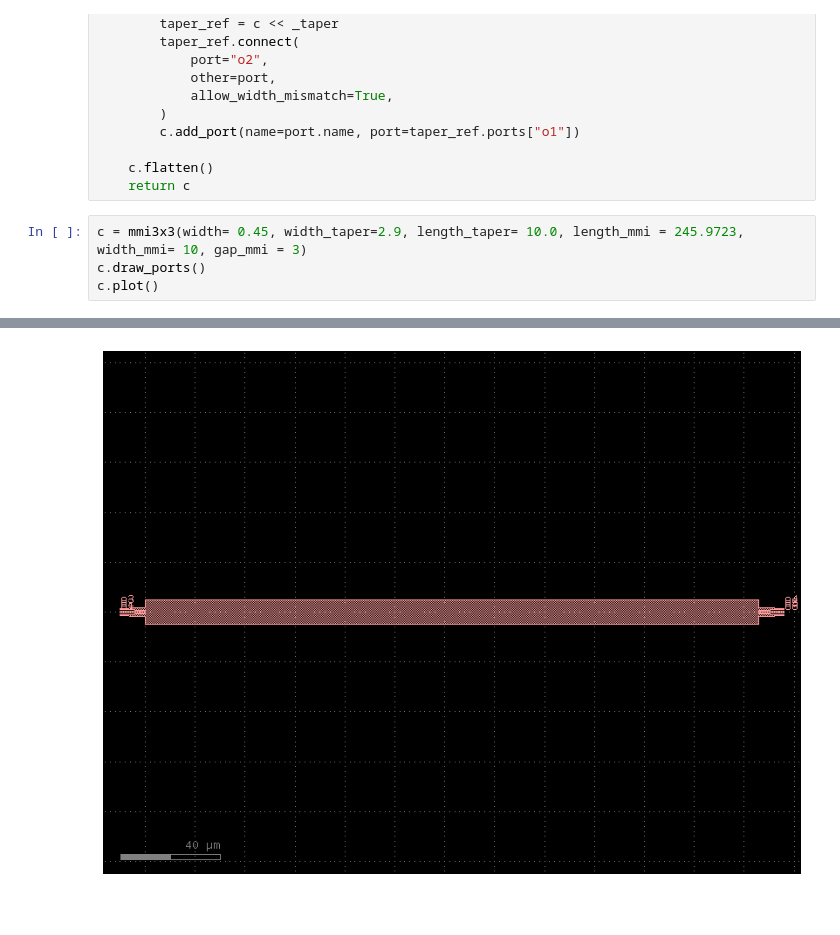
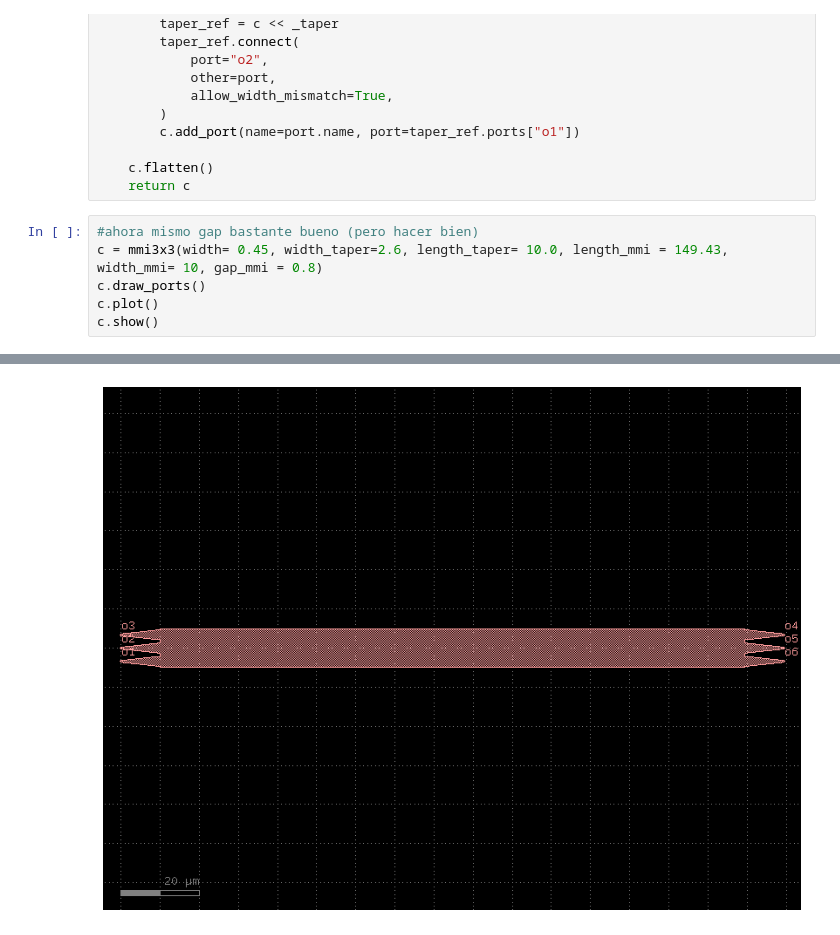
Before and after one commit to mromgar1/pic-upv-lab5-finalproject, a Jupyter notebook: LAYOUT_SIN.ipynb, the cells around one changed output, grey strips where cells are left out. Drawn from its saved outputs; the diff is of its cells as text.

```diff
--- a/LAYOUT_SIN.ipynb
+++ b/LAYOUT_SIN.ipynb
@@ -153,7 +153,9 @@ def mmi3x3(
     c.flatten()
     return c
 # %%
-c = mmi3x3(width= 0.45, width_taper=2.9, length_taper= 10.0, length_mmi = 245.9723, width_mmi= 10, gap_mmi = 3)
+#ahora mismo gap bastante bueno (pero hacer bien)
+c = mmi3x3(width= 0.45, width_taper=2.6, length_taper= 10.0, length_mmi = 149.43, width_mmi= 10, gap_mmi = 0.8)
 c.draw_ports()
 c.plot()
+c.show()
 # %% [output]
@@ -160 +163 @@ c.plot()
-[figure, old version]
+[figure, new version]
```
Also changed, not shown: parts of 2 cells of this notebook, 1 other file.
